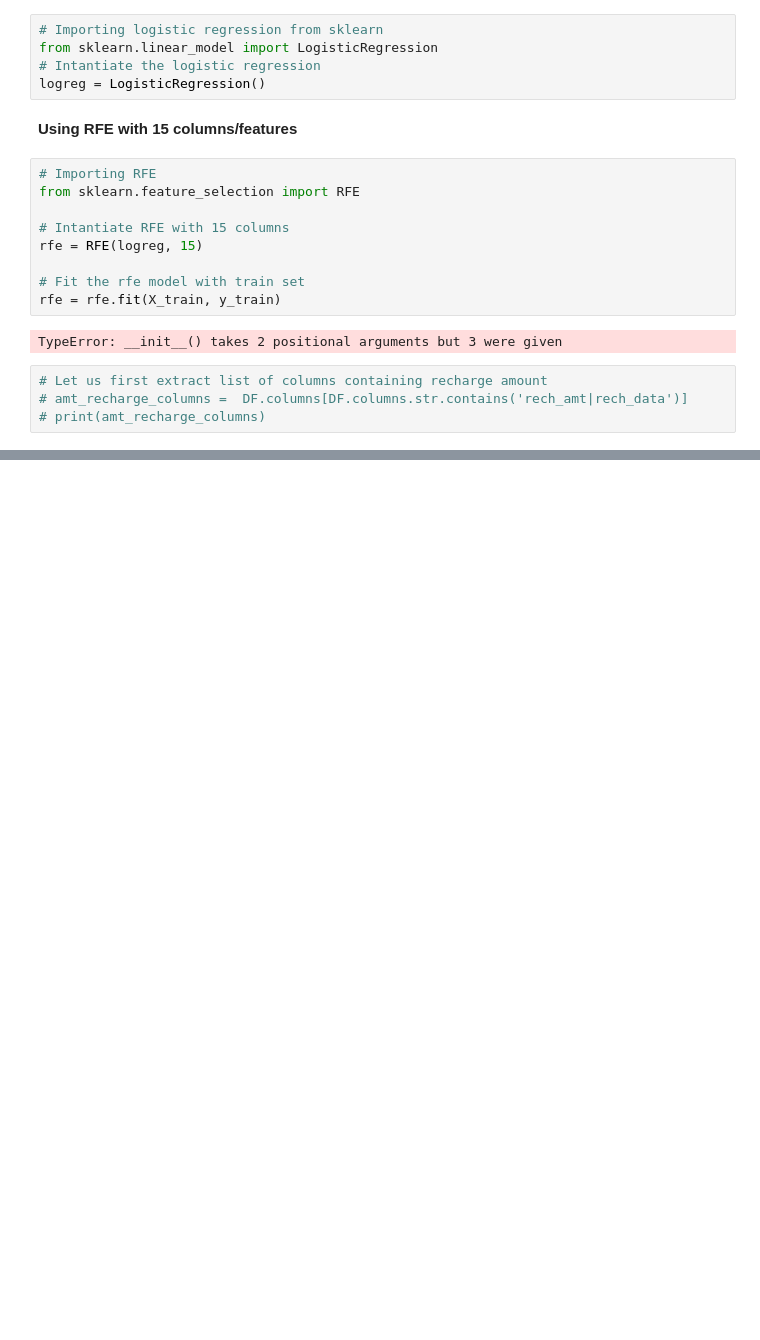
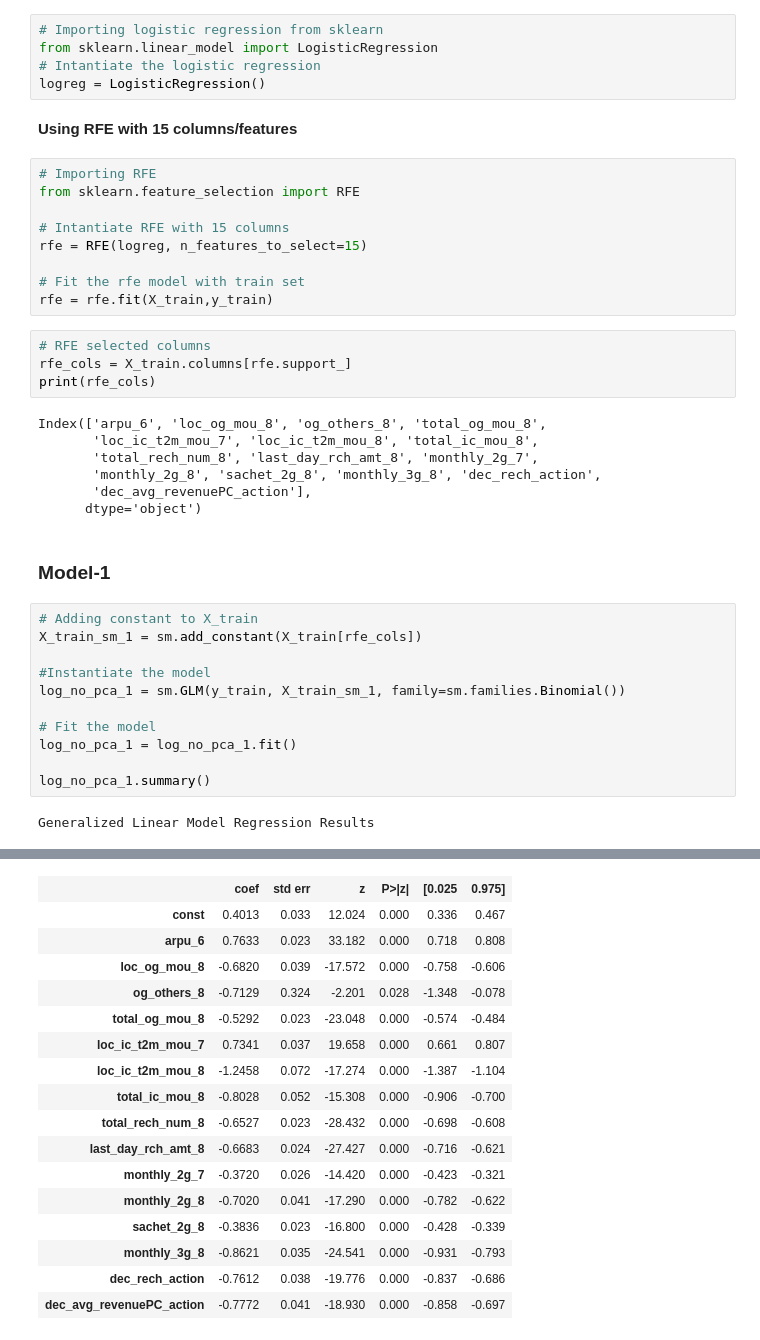
Before and after one commit to SatyugRaj/Telecom_Churn_Case_Study, a Jupyter notebook: Telecom_Churn_Case_Study.ipynb, the cells around one changed output, grey strips where cells are left out. Drawn from its saved outputs; the diff is of its cells as text; blank space fills up the shorter version.

```diff
--- a/Telecom_Churn_Case_Study.ipynb
+++ b/Telecom_Churn_Case_Study.ipynb
@@ -1250,13 +1250,33 @@ logreg = LogisticRegression()
 from sklearn.feature_selection import RFE
 
 # Intantiate RFE with 15 columns
-rfe = RFE(logreg, 15)
+rfe = RFE(logreg, n_features_to_select=15)
 
 # Fit the rfe model with train set
-rfe = rfe.fit(X_train, y_train)
+rfe = rfe.fit(X_train,y_train)
-# %% [output]
-TypeError: __init__() takes 2 positional arguments but 3 were given
-# %%
-# Let us first extract list of columns containing recharge amount
-# amt_recharge_columns =  DF.columns[DF.columns.str.contains('rech_amt|rech_data')]
-# print(amt_recharge_columns)
+# %%
+# RFE selected columns
+rfe_cols = X_train.columns[rfe.support_]
+print(rfe_cols)
+# %% [output]
+Index(['arpu_6', 'loc_og_mou_8', 'og_others_8', 'total_og_mou_8',
+       'loc_ic_t2m_mou_7', 'loc_ic_t2m_mou_8', 'total_ic_mou_8',
+       'total_rech_num_8', 'last_day_rch_amt_8', 'monthly_2g_7',
+       'monthly_2g_8', 'sachet_2g_8', 'monthly_3g_8', 'dec_rech_action',
+       'dec_avg_revenuePC_action'],
+      dtype='object')
+# %% [markdown]
+### Model-1
+# %%
+# Adding constant to X_train
+X_train_sm_1 = sm.add_constant(X_train[rfe_cols])
+
+#Instantiate the model
+log_no_pca_1 = sm.GLM(y_train, X_train_sm_1, family=sm.families.Binomial())
+
+# Fit the model
+log_no_pca_1 = log_no_pca_1.fit()
+
+log_no_pca_1.summary()
+# %% [output]
+Generalized Linear Model Regression Results
@@ -1262,0 +1292,17 @@ TypeError: __init__() takes 2 positional arguments but 3 were given
+|  | coef | std err | z | P>|z| | [0.025 | 0.975] |
+| const | 0.4013 | 0.033 | 12.024 | 0.000 | 0.336 | 0.467 |
+| arpu_6 | 0.7633 | 0.023 | 33.182 | 0.000 | 0.718 | 0.808 |
+| loc_og_mou_8 | -0.6820 | 0.039 | -17.572 | 0.000 | -0.758 | -0.606 |
+| og_others_8 | -0.7129 | 0.324 | -2.201 | 0.028 | -1.348 | -0.078 |
+| total_og_mou_8 | -0.5292 | 0.023 | -23.048 | 0.000 | -0.574 | -0.484 |
+| loc_ic_t2m_mou_7 | 0.7341 | 0.037 | 19.658 | 0.000 | 0.661 | 0.807 |
+| loc_ic_t2m_mou_8 | -1.2458 | 0.072 | -17.274 | 0.000 | -1.387 | -1.104 |
+| total_ic_mou_8 | -0.8028 | 0.052 | -15.308 | 0.000 | -0.906 | -0.700 |
+| total_rech_num_8 | -0.6527 | 0.023 | -28.432 | 0.000 | -0.698 | -0.608 |
+| last_day_rch_amt_8 | -0.6683 | 0.024 | -27.427 | 0.000 | -0.716 | -0.621 |
+| monthly_2g_7 | -0.3720 | 0.026 | -14.420 | 0.000 | -0.423 | -0.321 |
+| monthly_2g_8 | -0.7020 | 0.041 | -17.290 | 0.000 | -0.782 | -0.622 |
+| sachet_2g_8 | -0.3836 | 0.023 | -16.800 | 0.000 | -0.428 | -0.339 |
+| monthly_3g_8 | -0.8621 | 0.035 | -24.541 | 0.000 | -0.931 | -0.793 |
+| dec_rech_action | -0.7612 | 0.038 | -19.776 | 0.000 | -0.837 | -0.686 |
+| dec_avg_revenuePC_action | -0.7772 | 0.041 | -18.930 | 0.000 | -0.858 | -0.697 |
```
Also changed, not shown: parts of 48 cells of this notebook.
